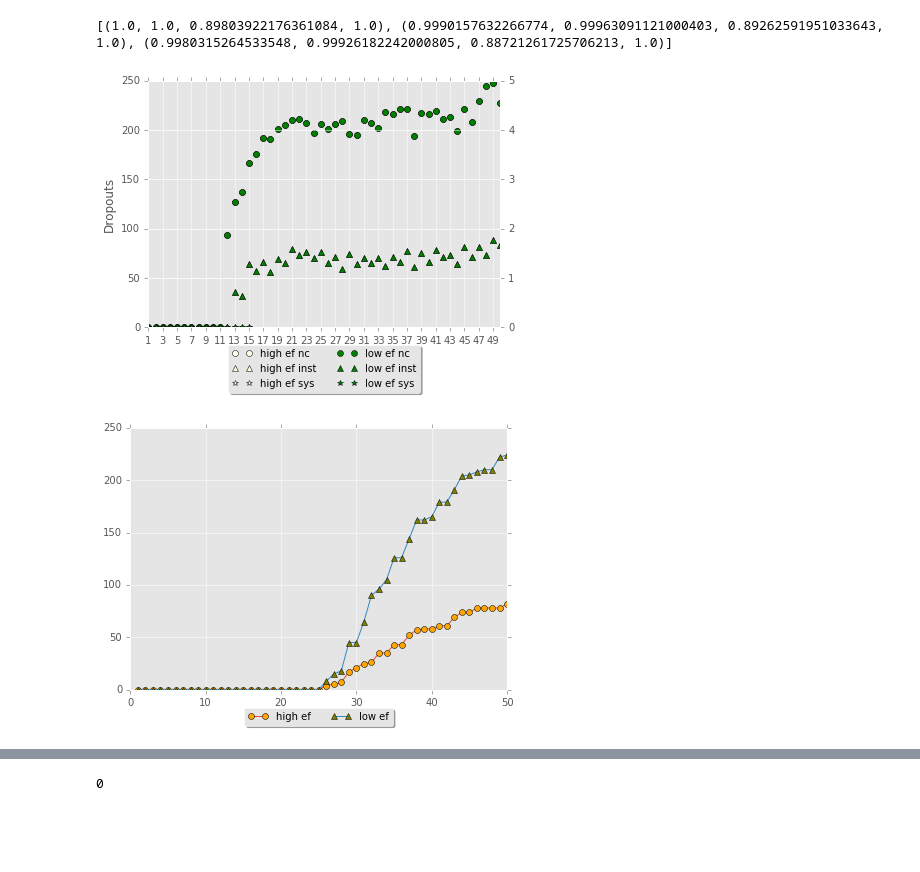
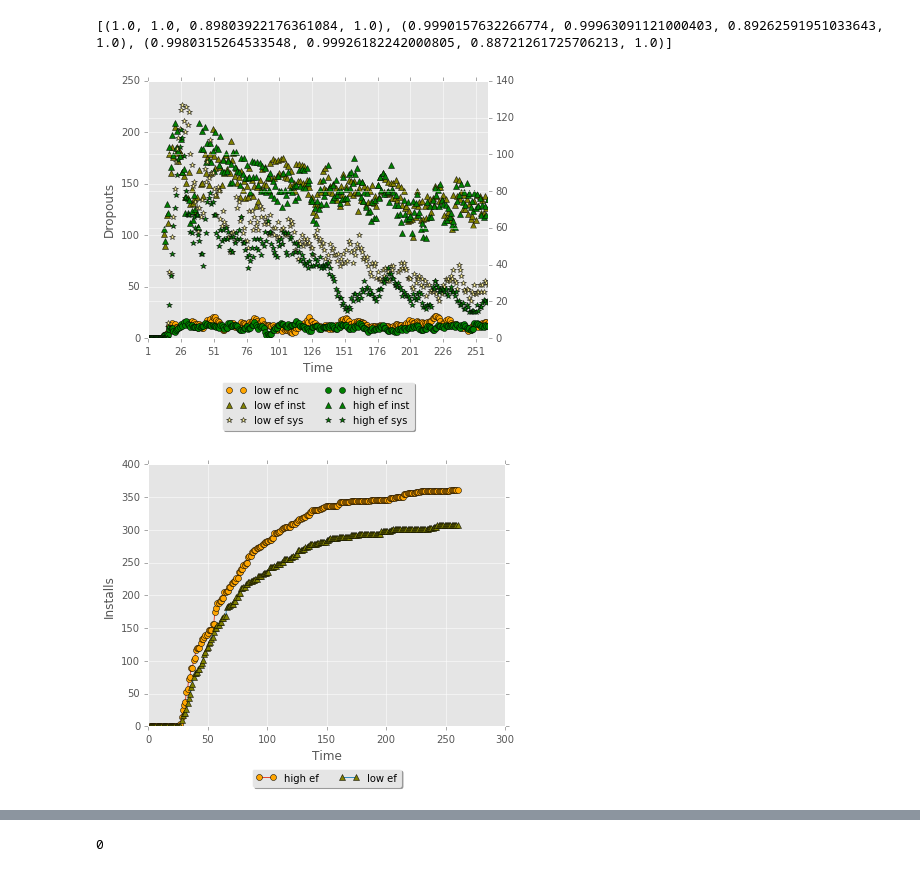
Before and after one commit to wilfeli/solar-model, a Jupyter notebook: Model/ABM-base-model-results-v1.ipynb, the cells around one changed output, grey strips where cells are left out. Saved outputs shown, nothing was run; the diff lists cells and outputs as text; code cells hidden in the pictures; blank space fills up the shorter version.

```diff
--- a/Model/ABM-base-model-results-v1.ipynb
+++ b/Model/ABM-base-model-results-v1.ipynb
@@ -261,9 +300,9 @@ dfs_[0].head(10)
 #x - tick
 #y - drop outs per tick
 # %%
-N_TICKS_DISPLAY = 50
+N_TICKS_DISPLAY = 260
 # %%
-N_TICKS = 50
+N_TICKS = 260
 # %%
 columns = ['EParamTypes::HOStateDroppedOutNCDecStage', \
             'EParamTypes::HOStateDroppedOutSEIStage',\
@@ -286,7 +330,7 @@ print(colors_)
 # %% [output]
 [(1.0, 1.0, 0.89803922176361084, 1.0), (0.9990157632266774, 0.99963091121000403, 0.89262591951033643, 1.0), (0.9980315264533548, 0.99926182242000805, 0.88721261725706213, 1.0)]
 # %%
-data_mode = 'bm_'
+data_mode = 'bm_unc_'
 test_mode = 'drops'
 fig, axes_ = plt.subplots(nrows=1, ncols=1)
 fig.subplots_adjust(bottom=0.25)
@@ -309,7 +353,7 @@ markers = ["ro", "r^", "r*"]
 markerfacecolors = colors_
 colors = ['r', 'r', 'r']
 labels_raw = ["nc", "inst", "sys"]
-labels = ['high ef ' + x for x in labels_raw]
+labels = ['low ef ' + x for x in labels_raw]
 
 for column in columns[0:2]:
     pi, = axes[0].plot(ind, df_v1[column][0:N_TICKS_DISPLAY], markers[i], label=labels[i])
@@ -326,7 +370,7 @@ i = i + 1
 
 markers = ["go", "g^", "g*"]
 colors = ['g', 'g', 'g']
-labels = ['low ef ' + x for x in labels_raw]
+labels = ['high ef ' + x for x in labels_raw]
 
 i = 0
 for column in columns[0:2]:
@@ -336,38 +380,38 @@ for column in columns[0:2]:
 
 #plot on a separate axis
 pi, = axes_0_tw.plot(ind, df_v2[columns[-1]][0:N_TICKS_DISPLAY], markers[i], label=labels[i])
 lines.append(pi)
 i = i + 1
 
 
 axes[0].set_xlabel("Time")
 axes[0].set_ylabel("Dropouts")
 
 
 #axes[0].set_autoscaley_on(False)
-axes[0].set_xlim([1,50])
-axes_0_tw.set_ylim([0.0, 5.0])
+axes[0].set_xlim([1,N_TICKS_DISPLAY])
+#axes_0_tw.set_ylim([0.0, 5.0])
 start = 1
-end = 50
-axes[0].xaxis.set_ticks(np.arange(start, end, 2))
+end = N_TICKS_DISPLAY
+axes[0].xaxis.set_ticks(np.arange(start, end, 25))
 
 
 
 
 # Shrink current axis's height by 10% on the bottom
 box = axes[0].get_position()
-axes[0].set_position([box.x0, box.y0 + box.height * 0.1,
-                 box.width, box.height * 0.9])
+axes[0].set_position([box.x0, box.y0 + box.height * 0.2,
+                 box.width, box.height * 0.8])
 
 # Put a legend below current axis
-lgd = axes[0].legend(lines, [l.get_label() for l in lines], loc='upper center', bbox_to_anchor=(0.5, -0.05),\
+lgd = axes[0].legend(lines, [l.get_label() for l in lines], loc='upper center', bbox_to_anchor=(0.5, -0.15),\
           fancybox=True, shadow=True, fontsize='10', ncol = 2)
 
 
 
 
 plt.tight_layout()
 plt.savefig('Simulation_results_' + data_mode + test_mode +  '.png', dpi=300, bbox_extra_artists=(lgd,), bbox_inches='tight')
 plt.show()
 # %% [output]
-[figure, old version]
+[figure, new version]
@@ -374,7 +420,7 @@ plt.show()
 # %%
 #number of installations per tick
 # %%
-data_mode = 'bm_'
+data_mode = 'bm_unc_'
 test_mode = 'inst'
 column = ['N_installed_sum']
 colors_ = ['orange', 'olive', 'khaki']
@@ -402,14 +448,16 @@ for i in range(2) :
     lines.append(pi)
 
 
+axes[0].set_xlabel("Time")
+axes[0].set_ylabel("Installs")
 
 # Shrink current axis's height by 10% on the bottom
 box = axes[0].get_position()
-axes[0].set_position([box.x0, box.y0 + box.height * 0.1,
-                 box.width, box.height * 0.9])
+axes[0].set_position([box.x0, box.y0 + box.height * 0.2,
+                 box.width, box.height * 0.8])
 
 # Put a legend below current axis
-lgd = axes[0].legend(lines, [l.get_label() for l in lines], loc='upper center', bbox_to_anchor=(0.5, -0.05),\
+lgd = axes[0].legend(lines, [l.get_label() for l in lines], loc='lower center', bbox_to_anchor=(0.5, -0.25),\
           fancybox=True, shadow=True, fontsize='10', ncol = 2)
 
 
@@ -419,7 +467,7 @@ plt.tight_layout()
 plt.savefig('Simulation_results_' + data_mode + test_mode +  '.png', dpi=300, bbox_extra_artists=(lgd,), bbox_inches='tight')
 plt.show()
 # %% [output]
-[figure, old version]
+[figure, new version]
 # %%
 fig, axes = plt.subplots(nrows=1, ncols=2)
 fig.subplots_adjust(bottom=0.25)
```
Also changed, not shown: parts of 35 cells of this notebook, 13 other files.
